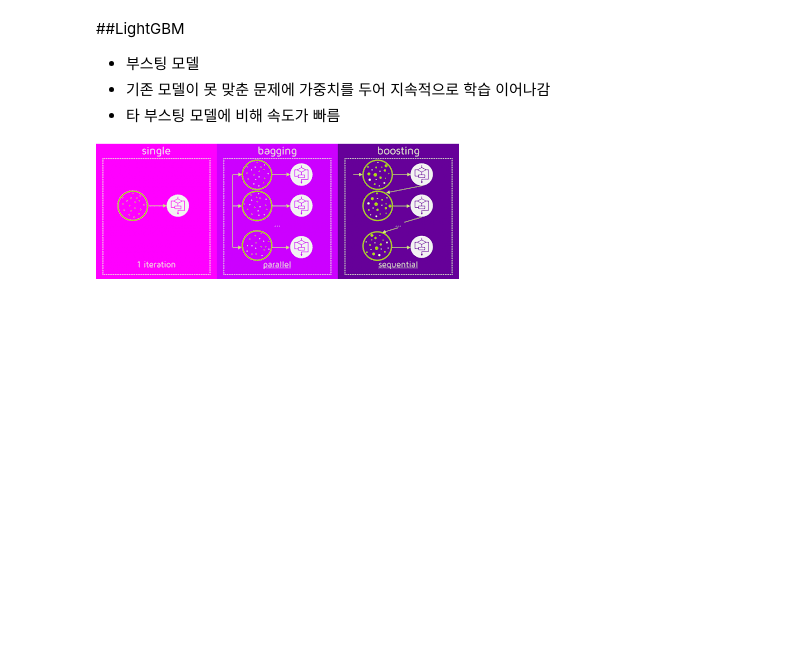
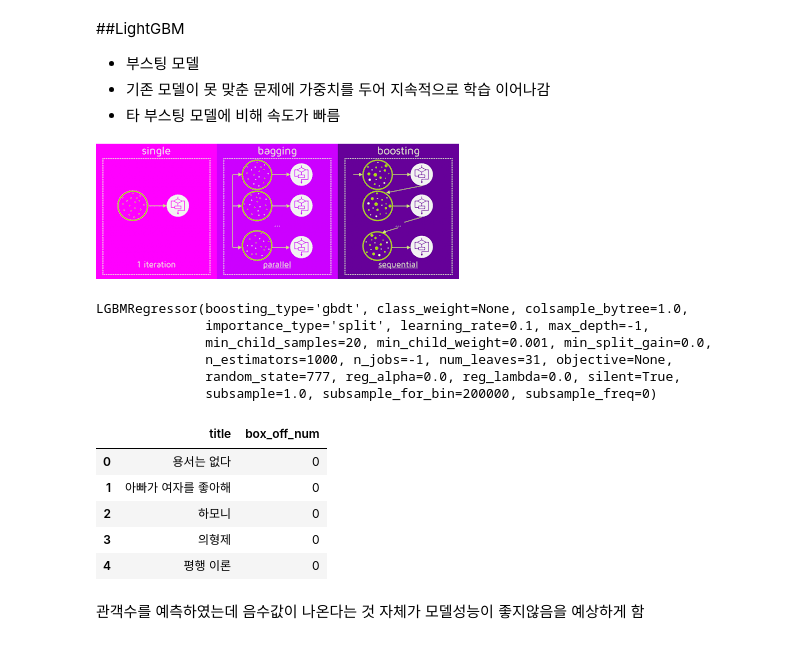
Before and after one commit to yejin-park/MachineLearning, a Jupyter notebook: D_영화_관객수_예측_모델_개발.ipynb, the cells around one changed output. Cells and saved outputs as stored; diff of their text form; code cells hidden in the pictures; blank space fills up the shorter version.

```diff
--- a/D_영화_관객수_예측_모델_개발.ipynb
+++ b/D_영화_관객수_예측_모델_개발.ipynb
@@ -287,3 +287,25 @@ X_train, X_test, y_train = train[features], test[features], train[target]
 *   타 부스팅 모델에 비해 속도가 빠름
 
 ![다운로드.png](embedded-picture-1)
+# %%
+model.fit(X_train, y_train) #fit_학습
+# %% [output]
+LGBMRegressor(boosting_type='gbdt', class_weight=None, colsample_bytree=1.0,
+              importance_type='split', learning_rate=0.1, max_depth=-1,
+              min_child_samples=20, min_child_weight=0.001, min_split_gain=0.0,
+              n_estimators=1000, n_jobs=-1, num_leaves=31, objective=None,
+              random_state=777, reg_alpha=0.0, reg_lambda=0.0, silent=True,
+              subsample=1.0, subsample_for_bin=200000, subsample_freq=0)
+# %%
+singleLGBM = submission.copy() #,copy() 답안지 복사
+# %%
+singleLGBM.head()
+# %% [output]
+|  | title | box_off_num |
+| 0 | 용서는 없다 | 0 |
+| 1 | 아빠가 여자를 좋아해 | 0 |
+| 2 | 하모니 | 0 |
+| 3 | 의형제 | 0 |
+| 4 | 평행 이론 | 0 |
+# %% [markdown]
+관객수를 예측하였는데 음수값이 나온다는 것 자체가 모델성능이 좋지않음을 예상하게 함
```
Also changed, not shown: parts of 29 cells of this notebook.
